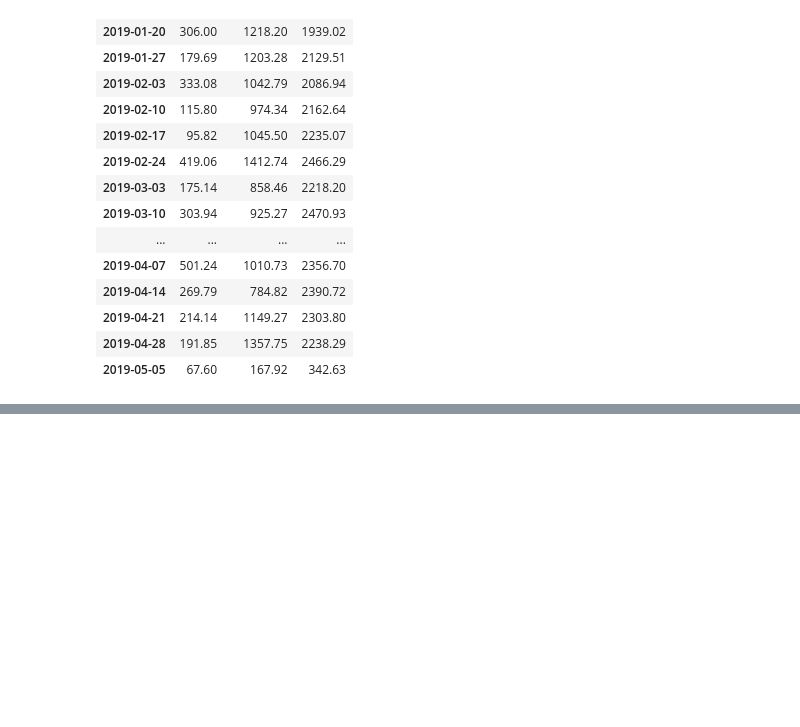
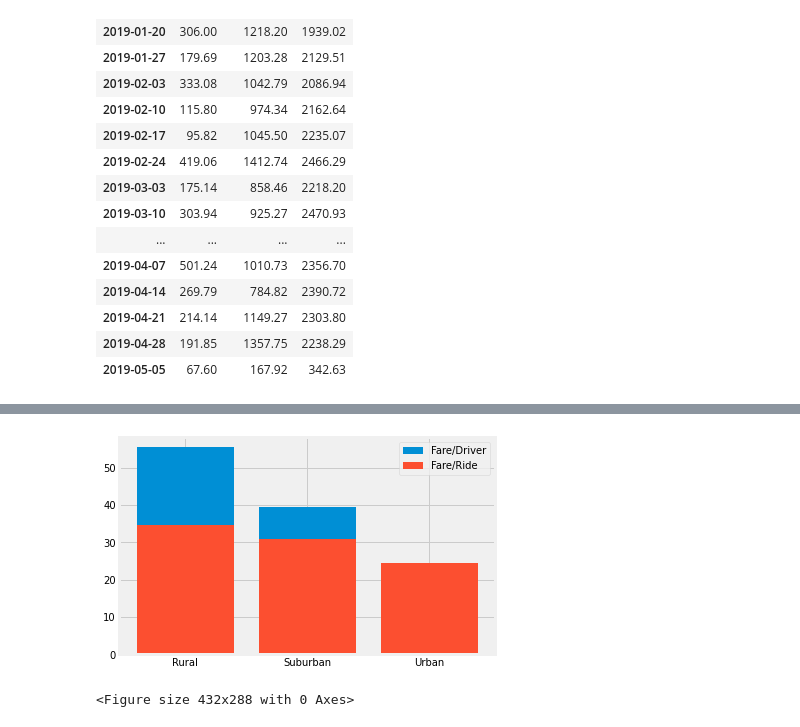
Before and after one commit to PGL50/PyBer_Analysis, a Jupyter notebook: PyBer_Challenge.ipynb, the cells around one changed output, grey strips where cells are left out. Saved outputs shown, nothing was run; the diff lists cells and outputs as text; code cells hidden in the pictures; blank space fills up the shorter version.

```diff
--- a/PyBer_Challenge.ipynb
+++ b/PyBer_Challenge.ipynb
@@ -326,0 +391,30 @@ plt.tight_layout()
+# %%
+#  6. Create a PyBer summary DataFrame.
+pyber_summary_df = pd.DataFrame(
+        {
+          "Total Rides": ride_count,
+          "Total Drivers": driver_count,
+          "Total Fares": total_fare,
+          "Average Fare per Ride": fare_per_ride,
+          "Average Fare per Driver": fare_per_driver,
+        })
+pyber_summary_df
+
+fig, ax = plt.subplots()
+
+drive = plt.bar(plotdata['type'],plotdata["Average Fare per Driver"],label="Fare/Driver")
+ride = plt.bar(plotdata['type'],plotdata["Average Fare per Ride"],label="Fare/Ride")
+
+# weekly_fares.set_title("Total PyBer Fares by City Type")
+
+# weekly_fares.set_xlabel('')
+weekly_fares.set_ylabel("Fares ($USD)")
+
+ax.legend()
+
+# plt.savefig("analysis/PyBer_fare_summary_new.png")
+plt.show()
+plt.tight_layout()
+# %% [output]
+[figure, added]
+<Figure size 432x288 with 0 Axes>
```
Also changed, not shown: parts of 24 cells of this notebook, 1 other file.
